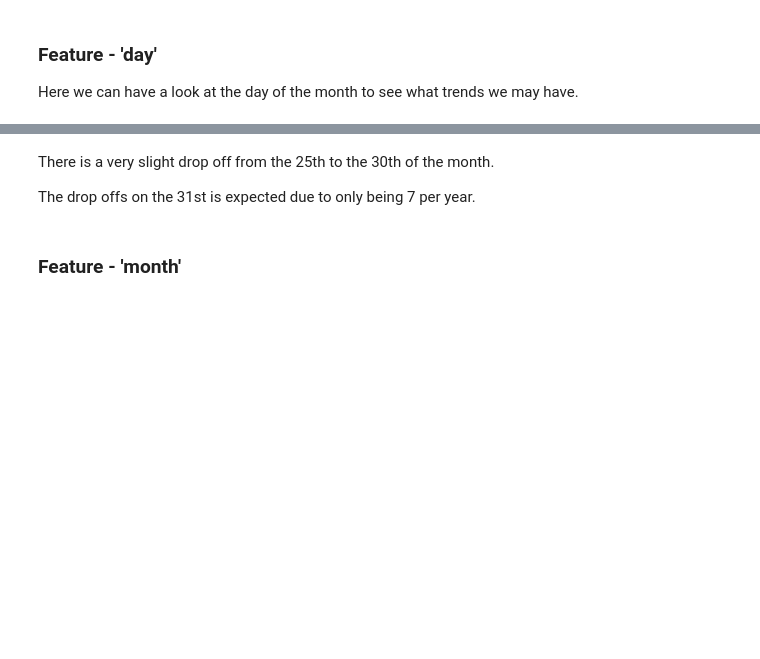
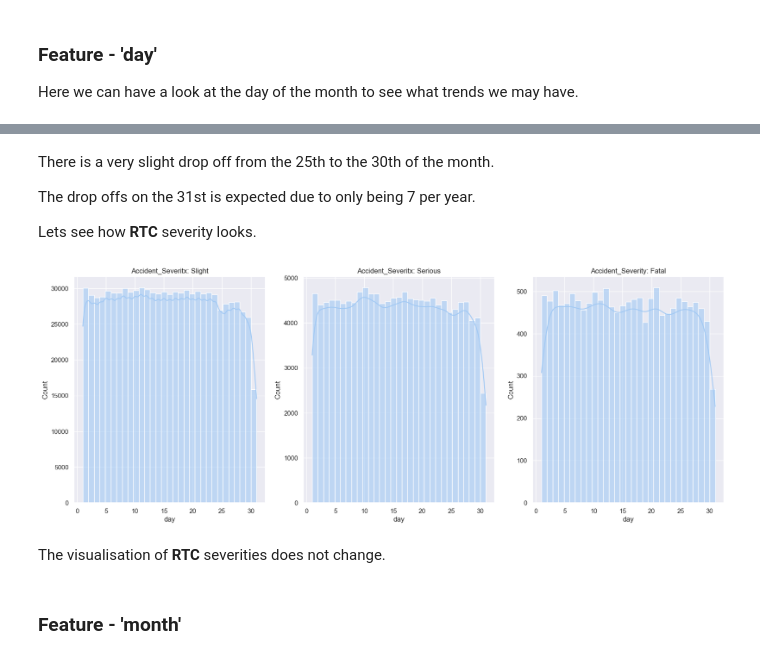
Before and after one commit to kmedri/-Omdena_Predicting_RTC_Severity_main, a Jupyter notebook: Group_1_Predicting_RTC_Severity/Predicting_RTC_Severity.ipynb, the cells around one changed output, grey strips where cells are left out. Drawn from its saved outputs; the diff is of its cells as text; code cells hidden in the pictures; blank space fills up the shorter version.

```diff
--- a/Group_1_Predicting_RTC_Severity/Predicting_RTC_Severity.ipynb
+++ b/Group_1_Predicting_RTC_Severity/Predicting_RTC_Severity.ipynb
@@ -1010,6 +1025,31 @@ plt.show()
 There is a very slight drop off from the 25th to the 30th of the month.
 
 The drop offs on the 31st is expected due to only being 7 per year.
+
+Lets see how **RTC** severity looks.
+# %%
+fig, ax = plt.subplots(1, 3, figsize=(20, 7))
+
+sns.histplot(df_accident[df_accident['accident_severity'] == 'Slight'],
+             x='day',
+             alpha=0.6, bins=31, ax=ax[0], kde=True,
+             ).set(title=f"Accident_Severitx: Slight")
+
+sns.histplot(df_accident[df_accident['accident_severity'] == 'Serious'],
+             x='day',
+             alpha=0.6, bins=31, ax=ax[1], kde=True,
+             ).set(title=f'Accident_Severitx: Serious')
+
+sns.histplot(df_accident[df_accident['accident_severity'] == 'Fatal'],
+             x='day',
+             alpha=0.6, bins=31, ax=ax[2], kde=True,
+             ).set(title=f'Accident_Severity: Fatal')
+
+plt.show()
+# %% [output]
+[figure, added]
+# %% [markdown]
+The visualisation of **RTC** severities does not change.
 # %% [markdown]
 ### Feature - **'month'**
 # %% [markdown]
```
Also changed, not shown: parts of 43 cells of this notebook.
